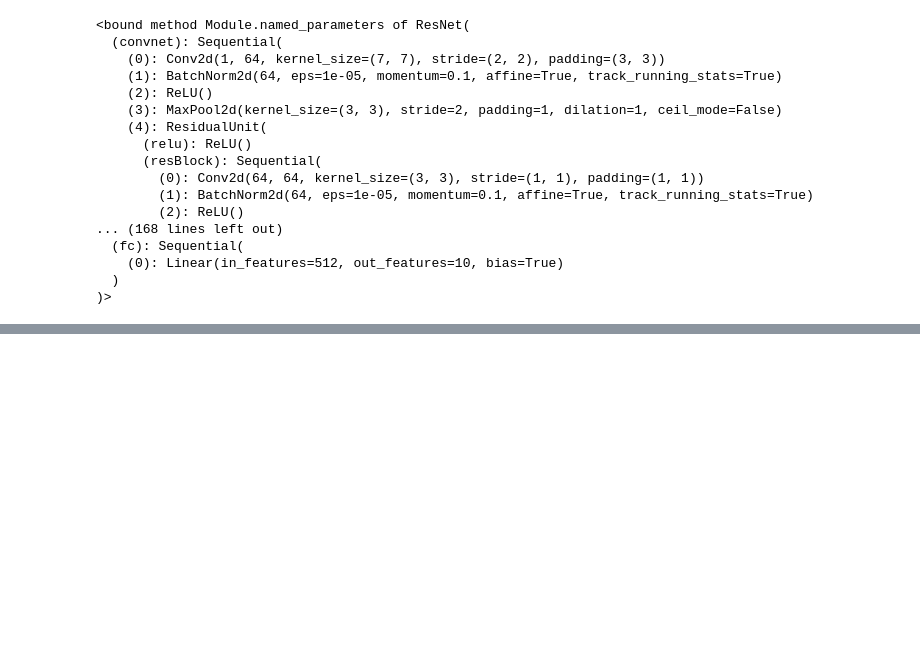
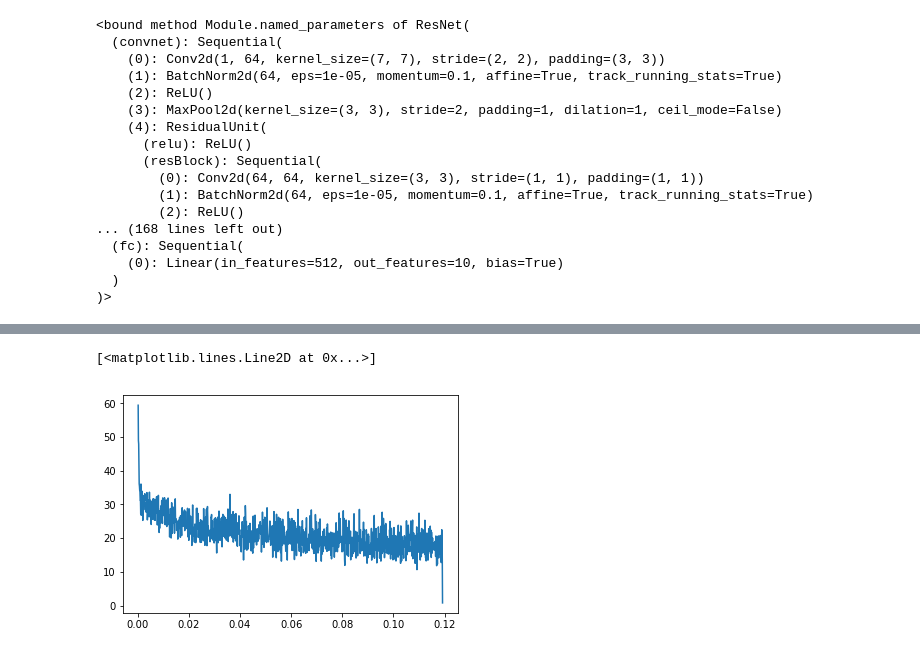
Before and after one commit to Raphikowski/aml2018, a Jupyter notebook: notebooks/ResNet_smallsize.ipynb, the cells around one changed output, grey strips where cells are left out. Cells and saved outputs as stored; diff of their text form; code cells hidden in the pictures; blank space fills up the shorter version.

Commit message:
first run of the train function with increasing learning rate to determine optimal learning rate. However chosen range for the learning rate was too small.

```diff
--- a/notebooks/ResNet_smallsize.ipynb
+++ b/notebooks/ResNet_smallsize.ipynb
@@ -364,0 +367,5 @@ losses, learning_rates = train(net, optimizer, dataloader, criterion, 0.0001, 0.
+# %%
+plt.plot(learning_rates, losses)
+# %% [output]
+[<matplotlib.lines.Line2D at 0x...>]
+[figure, added]
```
Also changed, not shown: parts of 3 cells of this notebook.
